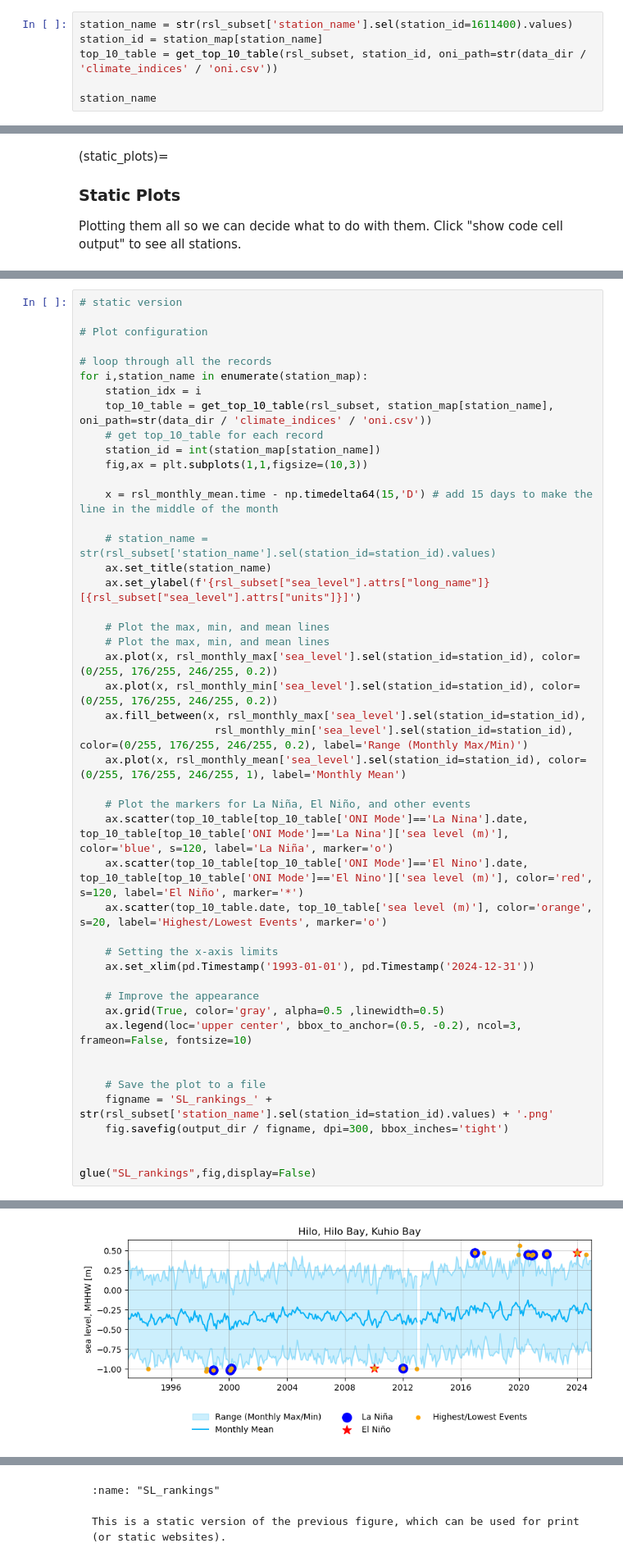
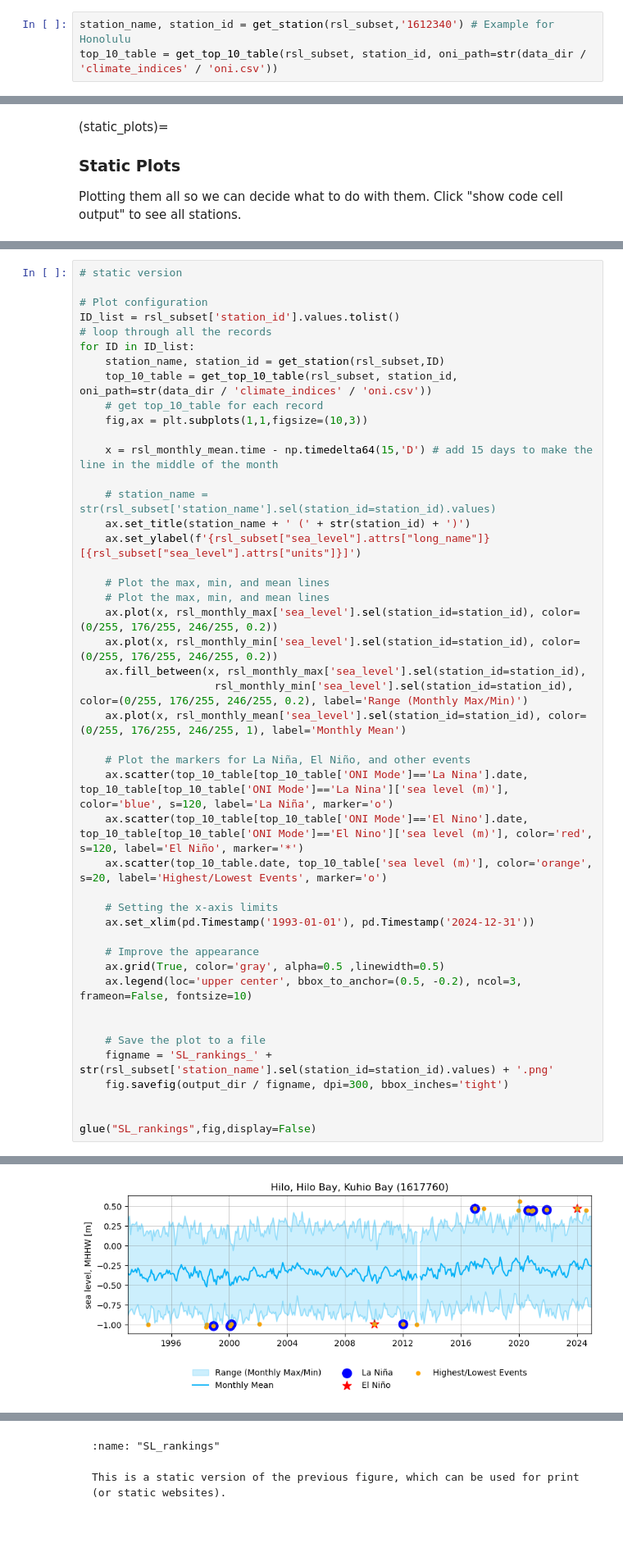
Before and after one commit to uhsealevelcenter/SL_Indicators, a Jupyter notebook: notebooks/Annual/1_3_SL_Rankings_annual.ipynb, the cells around one changed output, grey strips where cells are left out. Shown at 82% size. Drawn from its saved outputs; the diff is of its cells as text; blank space fills up the shorter version.

````diff
--- a/notebooks/Annual/1_3_SL_Rankings_annual.ipynb
+++ b/notebooks/Annual/1_3_SL_Rankings_annual.ipynb
@@ -83,7 +79,4 @@ For other ranking tables, check out the [NASA Flooding Analysis Tool](https://se
 ```
 # %%
-station_name = str(rsl_subset['station_name'].sel(station_id=1611400).values)
-station_id = station_map[station_name]
+station_name, station_id = get_station(rsl_subset,'1612340') # Example for Honolulu
 top_10_table = get_top_10_table(rsl_subset, station_id, oni_path=str(data_dir / 'climate_indices' / 'oni.csv'))
-
-station_name
@@ -350,48 +345,47 @@ Plotting them all so we can decide what to do with them. Click "show code cell o
 # static version
 
 # Plot configuration
-
+ID_list = rsl_subset['station_id'].values.tolist()
 # loop through all the records
-for i,station_name in enumerate(station_map):
-    station_idx = i
-    top_10_table = get_top_10_table(rsl_subset, station_map[station_name], oni_path=str(data_dir / 'climate_indices' / 'oni.csv'))
+for ID in ID_list:
+    station_name, station_id = get_station(rsl_subset,ID)
+    top_10_table = get_top_10_table(rsl_subset, station_id, oni_path=str(data_dir / 'climate_indices' / 'oni.csv'))
     # get top_10_table for each record
-    station_id = int(station_map[station_name])
     fig,ax = plt.subplots(1,1,figsize=(10,3))
 
     x = rsl_monthly_mean.time - np.timedelta64(15,'D') # add 15 days to make the line in the middle of the month
 
     # station_name = str(rsl_subset['station_name'].sel(station_id=station_id).values)
-    ax.set_title(station_name)
+    ax.set_title(station_name + ' (' + str(station_id) + ')')
     ax.set_ylabel(f'{rsl_subset["sea_level"].attrs["long_name"]} [{rsl_subset["sea_level"].attrs["units"]}]')
 
     # Plot the max, min, and mean lines
     # Plot the max, min, and mean lines
     ax.plot(x, rsl_monthly_max['sea_level'].sel(station_id=station_id), color=(0/255, 176/255, 246/255, 0.2))
     ax.plot(x, rsl_monthly_min['sea_level'].sel(station_id=station_id), color=(0/255, 176/255, 246/255, 0.2))
     ax.fill_between(x, rsl_monthly_max['sea_level'].sel(station_id=station_id),
                      rsl_monthly_min['sea_level'].sel(station_id=station_id), color=(0/255, 176/255, 246/255, 0.2), label='Range (Monthly Max/Min)')
     ax.plot(x, rsl_monthly_mean['sea_level'].sel(station_id=station_id), color=(0/255, 176/255, 246/255, 1), label='Monthly Mean')
 
     # Plot the markers for La Niña, El Niño, and other events
     ax.scatter(top_10_table[top_10_table['ONI Mode']=='La Nina'].date, top_10_table[top_10_table['ONI Mode']=='La Nina']['sea level (m)'], color='blue', s=120, label='La Niña', marker='o')
     ax.scatter(top_10_table[top_10_table['ONI Mode']=='El Nino'].date, top_10_table[top_10_table['ONI Mode']=='El Nino']['sea level (m)'], color='red', s=120, label='El Niño', marker='*')
     ax.scatter(top_10_table.date, top_10_table['sea level (m)'], color='orange', s=20, label='Highest/Lowest Events', marker='o')
 
     # Setting the x-axis limits
     ax.set_xlim(pd.Timestamp('1993-01-01'), pd.Timestamp('2024-12-31'))
 
     # Improve the appearance
     ax.grid(True, color='gray', alpha=0.5 ,linewidth=0.5)
     ax.legend(loc='upper center', bbox_to_anchor=(0.5, -0.2), ncol=3, frameon=False, fontsize=10)
 
 
     # Save the plot to a file
     figname = 'SL_rankings_' + str(rsl_subset['station_name'].sel(station_id=station_id).values) + '.png'
     fig.savefig(output_dir / figname, dpi=300, bbox_inches='tight')
 
 
 glue("SL_rankings",fig,display=False)
 # %% [output]
 [interactive output not drawn]
-[figure, old version]
+[figure, new version]
````
Also changed, not shown: parts of 12 cells of this notebook, 3 other files.
